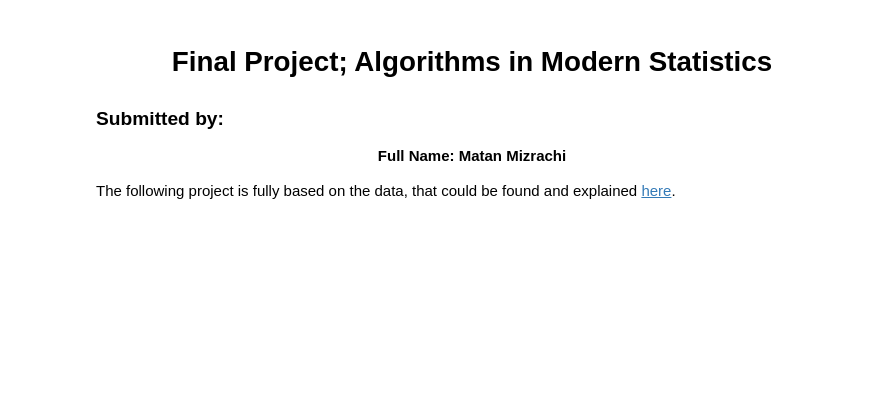
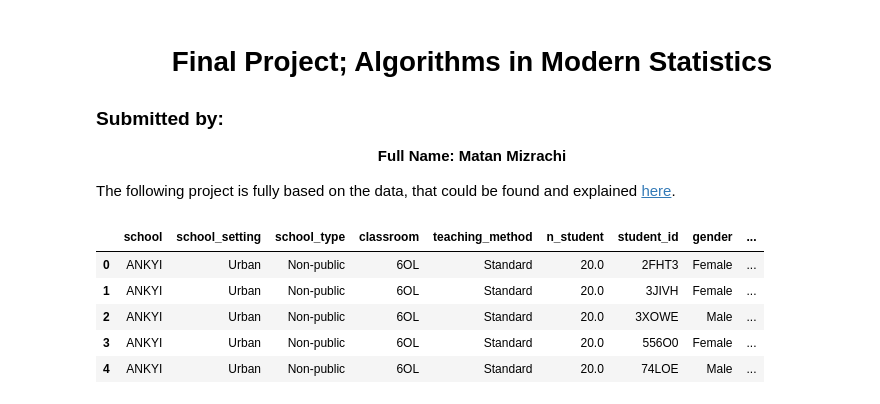
Before and after one commit to Matt88Ac/ModernStatistics_Final, a Jupyter notebook: Test_Scores.ipynb, the cells around one changed output. Drawn from its saved outputs; the diff is of its cells as text; code cells hidden in the pictures; blank space fills up the shorter version.

```diff
--- a/Test_Scores.ipynb
+++ b/Test_Scores.ipynb
@@ -17,3 +17,13 @@ sns.set_style('darkgrid')
 
 from tqdm.notebook import tqdm
 tqdm.pandas()
+# %%
+df = pd.read_csv('archive/test_scores.csv')
+df.head()
+# %% [output]
+|  | school | school_setting | school_type | classroom | teaching_method | n_student | student_id | gender | ... |
+| 0 | ANKYI | Urban | Non-public | 6OL | Standard | 20.0 | 2FHT3 | Female | ... |
+| 1 | ANKYI | Urban | Non-public | 6OL | Standard | 20.0 | 3JIVH | Female | ... |
+| 2 | ANKYI | Urban | Non-public | 6OL | Standard | 20.0 | 3XOWE | Male | ... |
+| 3 | ANKYI | Urban | Non-public | 6OL | Standard | 20.0 | 556O0 | Female | ... |
+| 4 | ANKYI | Urban | Non-public | 6OL | Standard | 20.0 | 74LOE | Male | ... |
```
Also changed, not shown: parts of 3 cells of this notebook.
